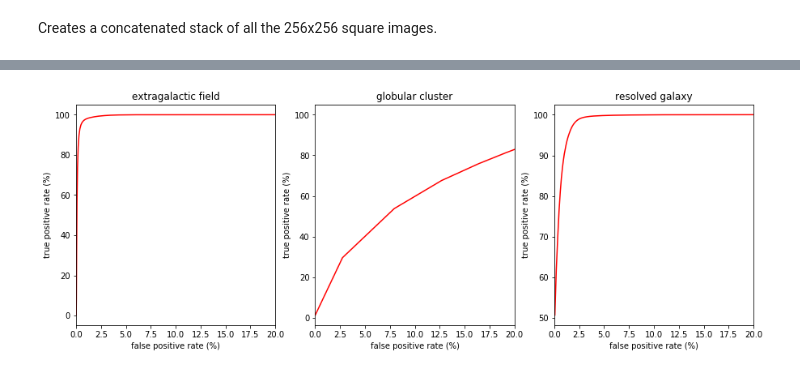
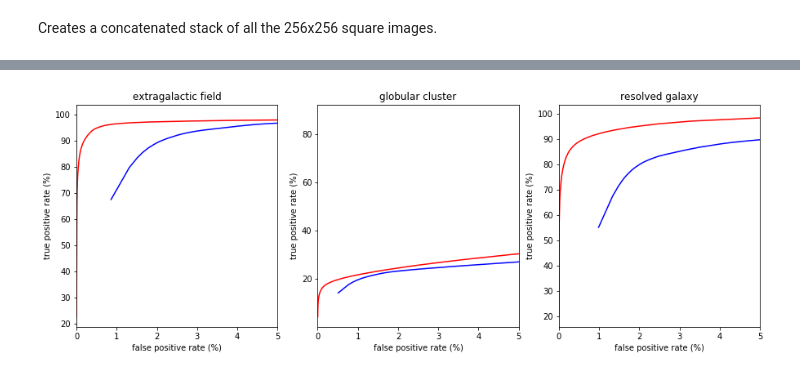
Before and after one commit to dylanagreen/manta, a Jupyter notebook: recreate_plot.ipynb, the cells around one changed output, grey strips where cells are left out. Cells and saved outputs as stored; diff of their text form; code cells hidden in the pictures.

```diff
--- a/recreate_plot.ipynb
+++ b/recreate_plot.ipynb
@@ -274,38 +301,41 @@ trainer.plot_loss()
 # %%
-mdl = deepCR(mask='2019-11-01_low+2_epoch200.pth', hidden=32)
+mdl = deepCR(mask='2019-11-03_manta_1_epoch250.pth', hidden=32)
 
-eg_tpr, eg_fpr = roc(mdl, image=eg_test[0], mask=eg_test[1], ignore=eg_test[2])
-gc_tpr, gc_fpr = roc(mdl, image=gc_test[0], mask=gc_test[1], ignore=gc_test[2])
-res_tpr, res_fpr = roc(mdl, image=res_test[0], mask=res_test[1], ignore=res_test[2])
+(eg_tpr, eg_fpr), (eg_tpr_d, eg_fpr_d) = roc(mdl, image=eg_test[0], mask=eg_test[1], ignore=eg_test[2], dilate=True, rad=2)
+(gc_tpr, gc_fpr), (gc_tpr_d, gc_fpr_d) = roc(mdl, image=gc_test[0], mask=gc_test[1], ignore=gc_test[2], dilate=True, rad=2)
+(res_tpr, res_fpr), (res_tpr_d, res_fpr_d) = roc(mdl, image=res_test[0], mask=res_test[1], ignore=res_test[2], dilate=True, rad=2)
 # %%
 fig, ax = plt.subplots(1, 3)
 fig.set_size_inches(15, 5)
 
 # Extragalactic field
-x_max = 20
+x_max = 5
 ax[0].plot(eg_fpr, eg_tpr, c="r")
+ax[0].plot(eg_fpr_d, eg_tpr_d, c="b")
 ax[0].set_xlim(0, x_max)
 ax[0].set_title("extragalactic field")
 ax[0].set_xlabel("false positive rate (%)")
 ax[0].set_ylabel("true positive rate (%)")
 
 # Globular cluster
 ax[1].plot(gc_fpr, gc_tpr, c="r")
+ax[1].plot(gc_fpr_d, gc_tpr_d, c="b")
 ax[1].set_xlim(0, x_max)
 ax[1].set_title("globular cluster")
 ax[1].set_xlabel("false positive rate (%)")
 ax[1].set_ylabel("true positive rate (%)")
 
 # Resolved galaxy
 ax[2].plot(res_fpr, res_tpr, c="r")
+ax[2].plot(res_fpr_d, res_tpr_d, c="b")
 ax[2].set_xlim(0, x_max)
 ax[2].set_title("resolved galaxy")
 ax[2].set_xlabel("false positive rate (%)")
 ax[2].set_ylabel("true positive rate (%)")
 
 plt.show()
 # %% [output]
-[figure, old version]
+[figure, new version]
 # %%
 # Test all of the data at once.
 im_test = np.concatenate([eg_test[0], gc_test[0], res_test[0]])
```
Also changed, not shown: parts of 9 cells of this notebook.
